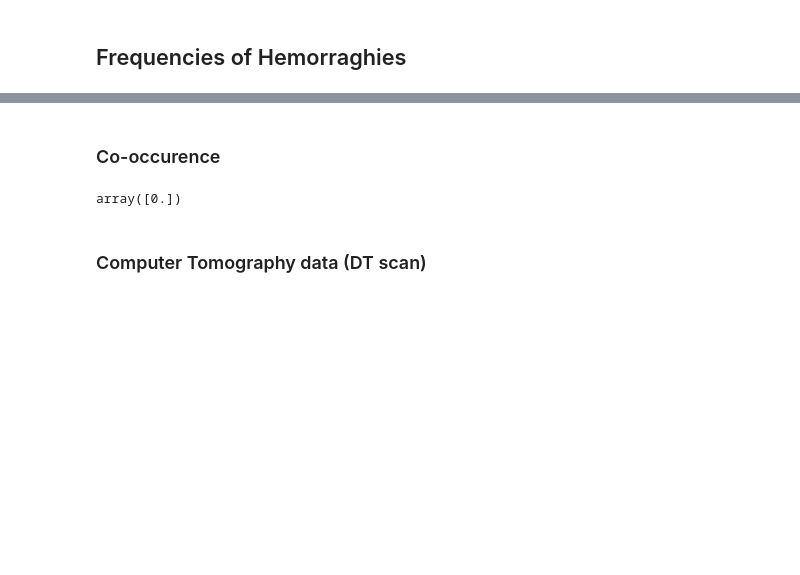
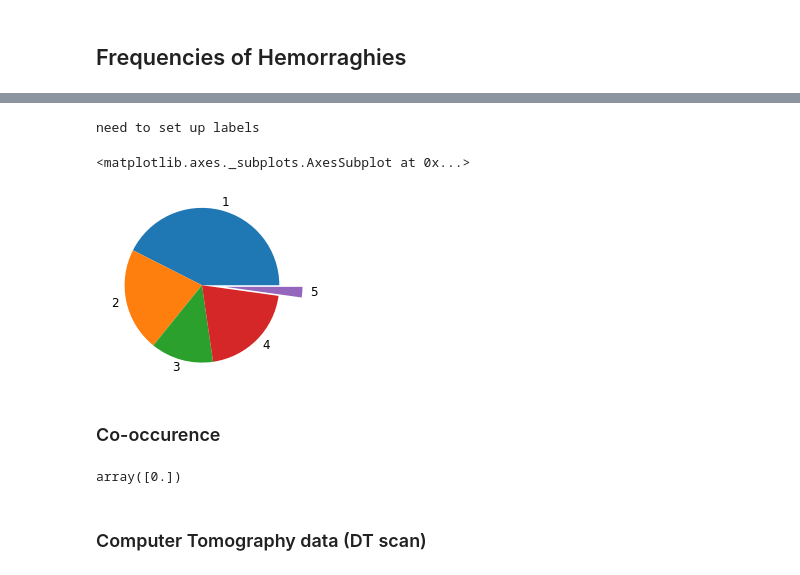
Before and after one commit to yzerlaut/hemorrhage_detection, a Jupyter notebook: notebook.ipynb, the cells around one changed output, grey strips where cells are left out. Cells and saved outputs as stored; diff of their text form; code cells hidden in the pictures; blank space fills up the shorter version.

```diff
--- a/notebook.ipynb
+++ b/notebook.ipynb
@@ -162,3 +188,10 @@ print(np.argwhere(percentages==))
+# %%
+mg.pie([p for p in percentages[np.array(CASE_nICH)==1]],
+        EXPLODES=[0,0,0,0,0.3], LABELS=[], autopct='')
+# %% [output]
+need to set up labels
+<matplotlib.axes._subplots.AxesSubplot at 0x...>
+[figure, added]
 # %% [markdown]
 ### Co-occurence
 # %%
```
Also changed, not shown: parts of 20 cells of this notebook.
